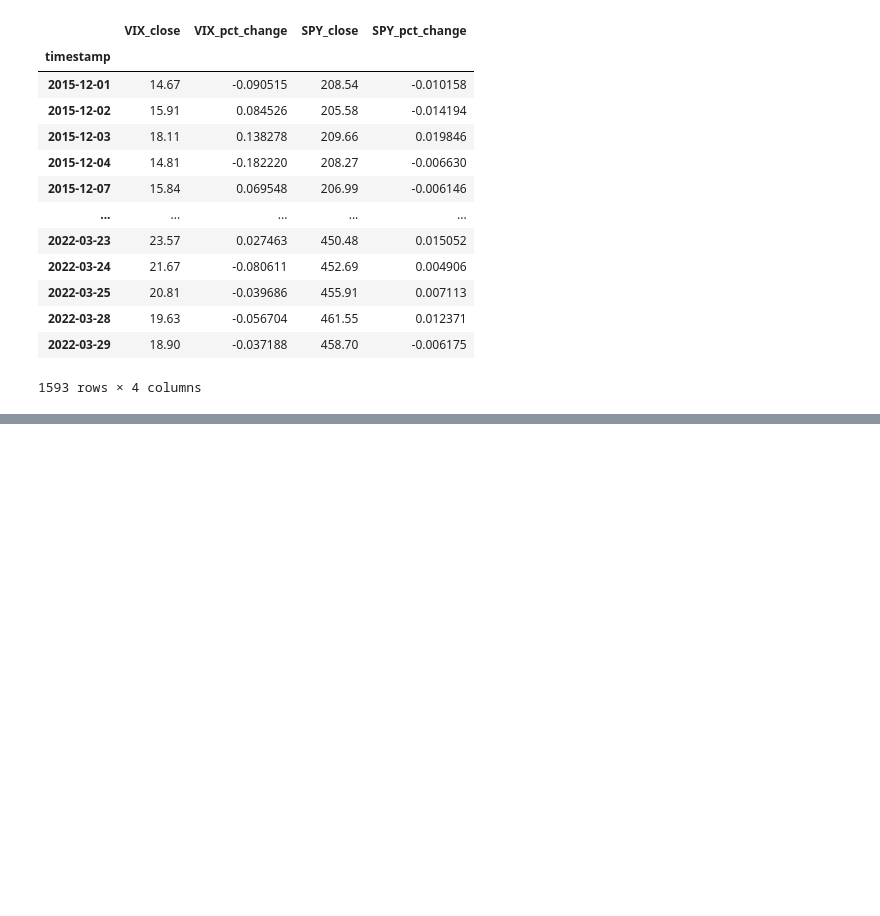
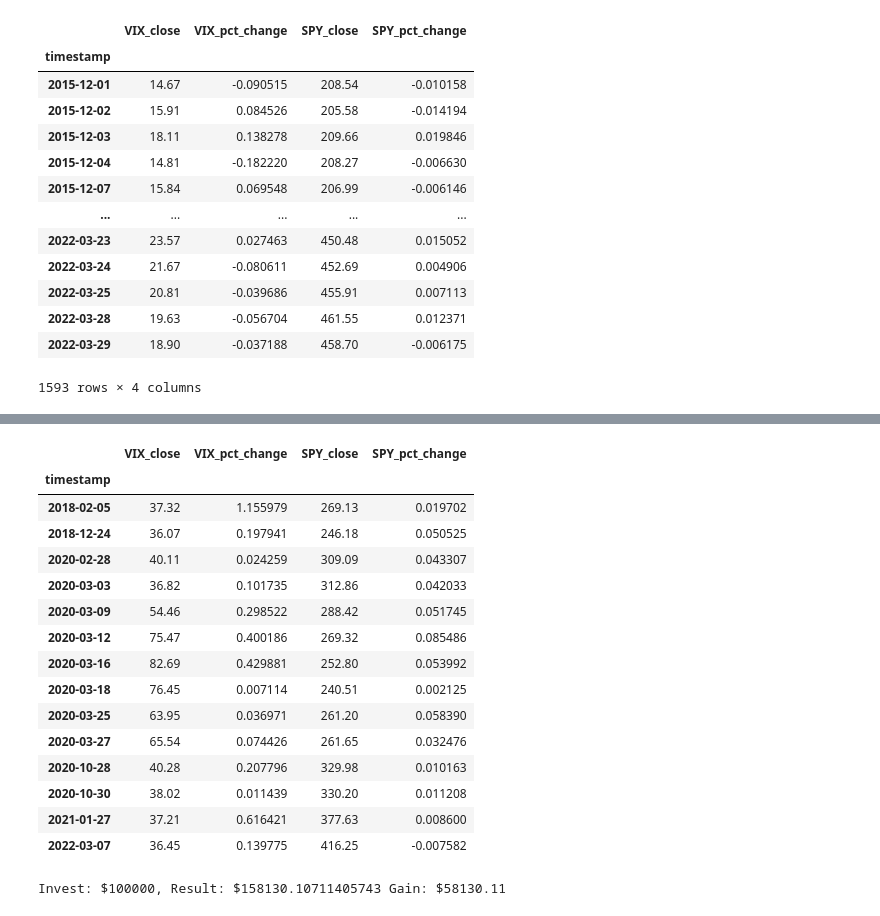
Before and after one commit to JoeHGeoghegan/VIX_Timing_The_Market, a Jupyter notebook: Notebooks/Joe.ipynb, the cells around one changed output, grey strips where cells are left out. Saved outputs shown, nothing was run; the diff lists cells and outputs as text; code cells hidden in the pictures; blank space fills up the shorter version.

```diff
--- a/Notebooks/Joe.ipynb
+++ b/Notebooks/Joe.ipynb
@@ -152,0 +171,40 @@ plot_with_marks(Peak_data['SPY_close'],peaks)
+# %%
+Peak_data.loc[peak_noiseless.index]
+# %% [output]
+|  | VIX_close | VIX_pct_change | SPY_close | SPY_pct_change |
+| timestamp |  |  |  |  |
+| 2018-02-05 | 37.32 | 1.155979 | 269.13 | 0.019702 |
+| 2018-12-24 | 36.07 | 0.197941 | 246.18 | 0.050525 |
+| 2020-02-28 | 40.11 | 0.024259 | 309.09 | 0.043307 |
+| 2020-03-03 | 36.82 | 0.101735 | 312.86 | 0.042033 |
+| 2020-03-09 | 54.46 | 0.298522 | 288.42 | 0.051745 |
+| 2020-03-12 | 75.47 | 0.400186 | 269.32 | 0.085486 |
+| 2020-03-16 | 82.69 | 0.429881 | 252.80 | 0.053992 |
+| 2020-03-18 | 76.45 | 0.007114 | 240.51 | 0.002125 |
+| 2020-03-25 | 63.95 | 0.036971 | 261.20 | 0.058390 |
+| 2020-03-27 | 65.54 | 0.074426 | 261.65 | 0.032476 |
+| 2020-10-28 | 40.28 | 0.207796 | 329.98 | 0.010163 |
+| 2020-10-30 | 38.02 | 0.011439 | 330.20 | 0.011208 |
+| 2021-01-27 | 37.21 | 0.616421 | 377.63 | 0.008600 |
+| 2022-03-07 | 36.45 | 0.139775 | 416.25 | -0.007582 |
+# %%
+initial_invest=100000
+num_invests = 14
+chunk = initial_invest/num_invests
+current_SPY = Peak_data['SPY_close'].tail(1)[0]
+results = []
+shares = []
+remains = []
+
+for invest_day in Peak_data.loc[peak_noiseless.index]['SPY_close'].to_list():
+    share = (chunk/invest_day)
+    shares.append(share)
+    remains.append(chunk % invest_day)
+    results.append(
+        ((current_SPY-invest_day)/invest_day) * share
+        )
+results
+print(f'Invest: ${initial_invest}, Result: ${sum(shares)*current_SPY} Gain: ${sum(shares)*current_SPY - initial_invest:.2f}')
+# remains
+# %% [output]
+Invest: $100000, Result: $158130.10711405743 Gain: $58130.11
```
Also changed, not shown: parts of 6 cells of this notebook.
